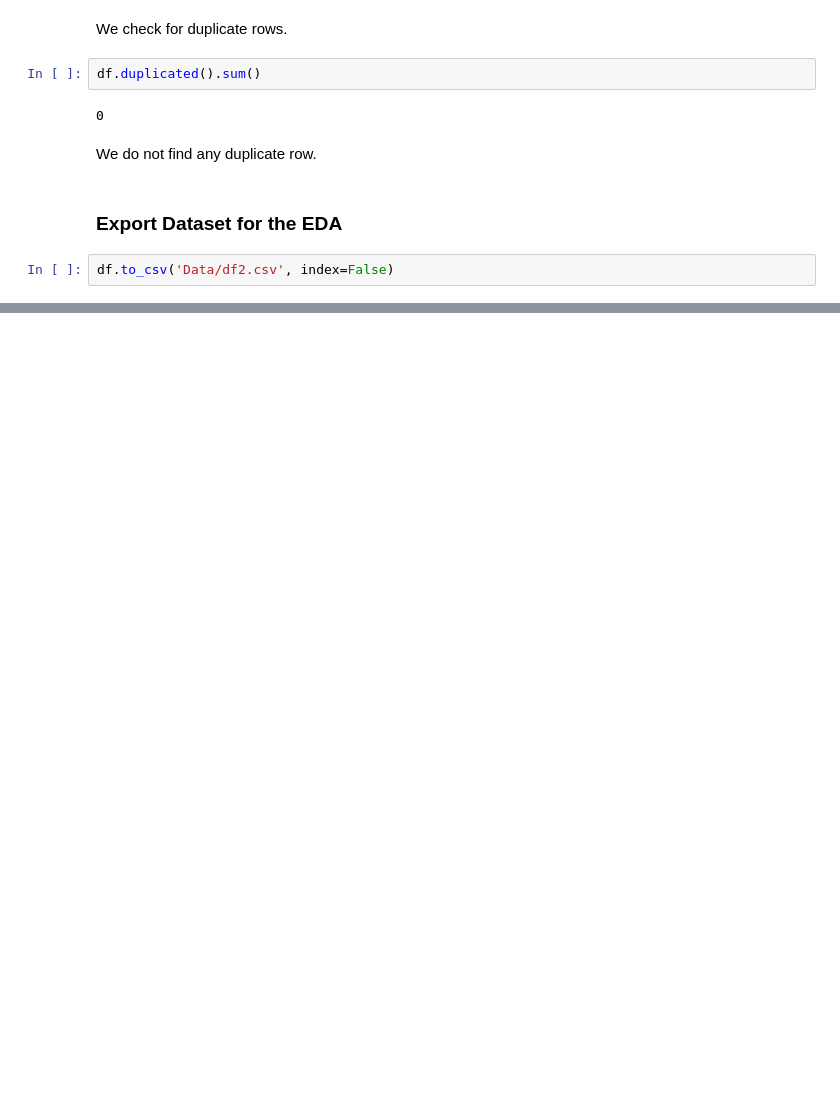
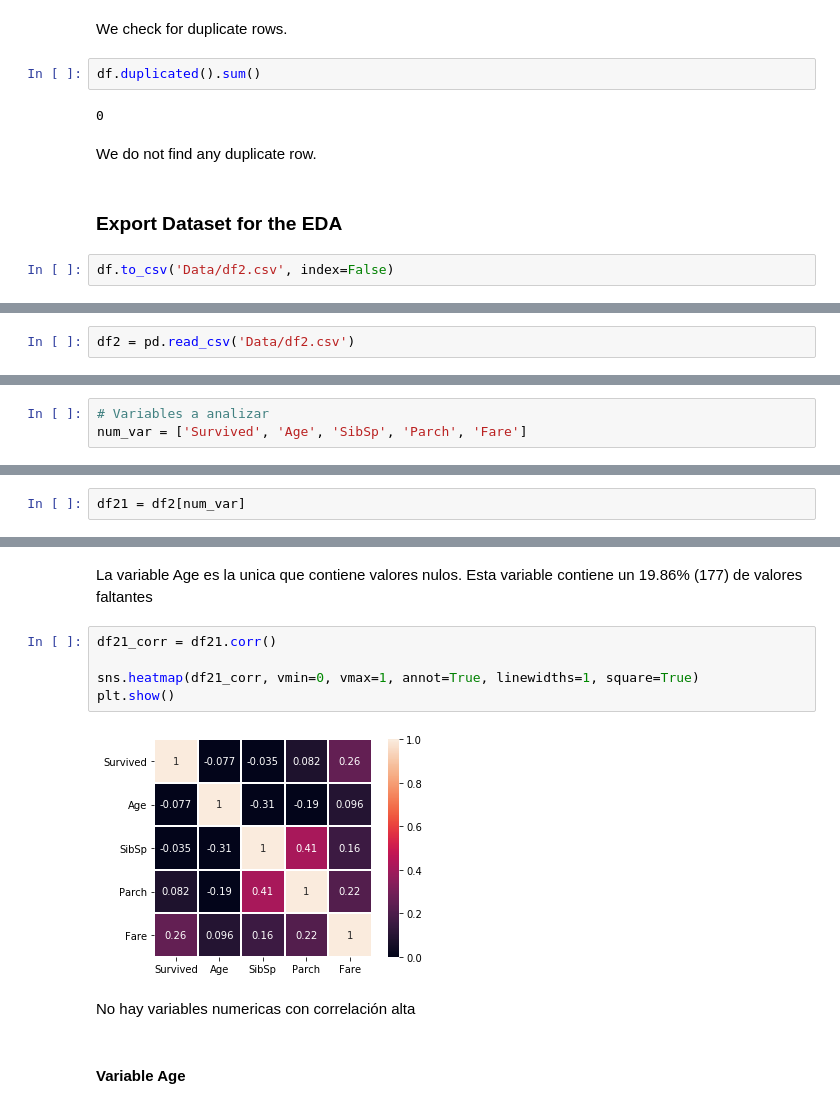
Before and after one commit to Jorge2alvarez/project-kaggle-titanic, a Jupyter notebook: titanic/Titanic-Project-v1.ipynb, the cells around one changed output, grey strips where cells are left out. Drawn from its saved outputs; the diff is of its cells as text; blank space fills up the shorter version.

Commit message:
Paula: add EDA numeric to main

```diff
--- a/titanic/Titanic-Project-v1.ipynb
+++ b/titanic/Titanic-Project-v1.ipynb
@@ -354,0 +359,2 @@ df.to_csv('Data/df2.csv', index=False)
+# %%
+df2 = pd.read_csv('Data/df2.csv')
@@ -354,0 +374,3 @@ df.to_csv('Data/df2.csv', index=False)
+# %%
+# Variables a analizar
+num_var = ['Survived', 'Age', 'SibSp', 'Parch', 'Fare']
@@ -354,0 +379,2 @@ df.to_csv('Data/df2.csv', index=False)
+# %%
+df21 = df2[num_var]
@@ -354,0 +424,13 @@ df.to_csv('Data/df2.csv', index=False)
+# %% [markdown]
+La variable Age es la unica que contiene valores nulos. Esta variable contiene un 19.86% (177) de valores faltantes
+# %%
+df21_corr = df21.corr()
+
+sns.heatmap(df21_corr, vmin=0, vmax=1, annot=True, linewidths=1, square=True)
+plt.show()
+# %% [output]
+[figure, added]
+# %% [markdown]
+No hay variables numericas con correlación alta
+# %% [markdown]
+#### Variable Age
```
Also changed, not shown: parts of 24 cells of this notebook.
